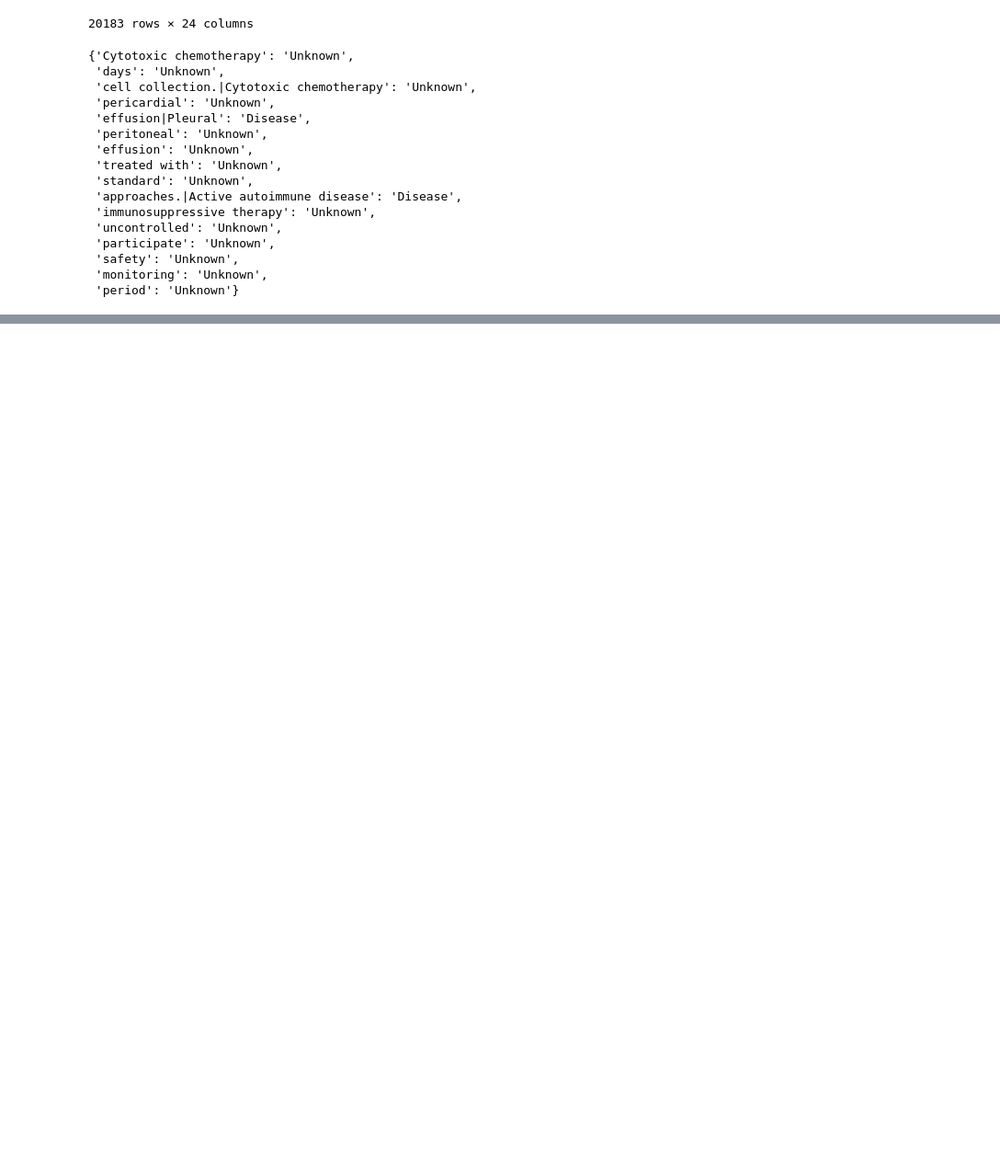
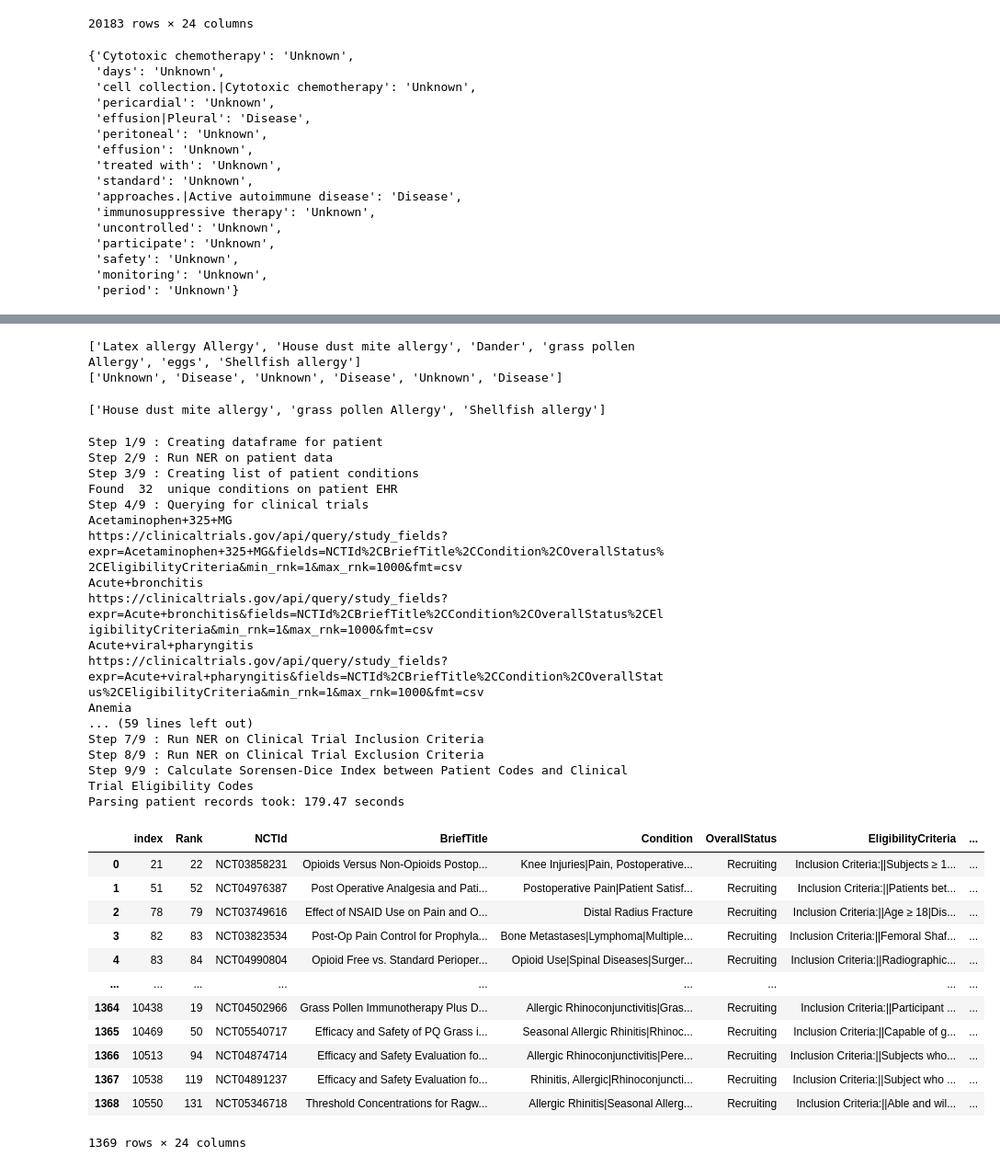
Before and after one commit to victormurcia/CTS_Test, a Jupyter notebook: CTS_Unifying_Routines.ipynb, the cells around one changed output, grey strips where cells are left out. Shown at 92% size. Cells and saved outputs as stored; diff of their text form; code cells hidden in the pictures; blank space fills up the shorter version.

```diff
--- a/CTS_Unifying_Routines.ipynb
+++ b/CTS_Unifying_Routines.ipynb
@@ -292,12 +292,34 @@ def contains_multiple_words(s):
   else:
     return False
 ########################################################################################################
+def filter_list(list1, list2, values):
+  """
+  Returns a new list made by only returning the elements of list1 based on the values of list2.
+
+  Parameters:
+  list1 (list): The list of elements to filter.
+  list2 (list): The list of values used for filtering.
+  values (list): A list of values to filter on.
+
+  Returns:
+  list: A new list that contains only the elements of list1 where list2 is equal to any of the values in the values list.
+  """
+  new_list = [list1[i] for i in range(len(list2)) if list2[i] in values]
+  return new_list
+########################################################################################################
 def get_list_of_conditions_from_patient_df(patient_ner_df):
   """
   """
+  #Make lists of conditions and their semantic counterparts from the parsed patient dataframe
+  list2 = patient_ner_df['semantic_mapping_pat'].explode().tolist()
+  list1 = patient_ner_df['text_pat'].explode().tolist()
+
+  #Return list of conditions that have been labeled with one of the terms below
+  labels = ['Antibiotic','Clinical_Drug','Disease','Drug']
+  filtered_list = filter_list(list1, list2, labels)
 
   #Get list of conditions from parsed patient dataframe and remove duplicates
-  list_of_conditions = list(set(patient_ner_df['text_pat'].explode().tolist()))
+  list_of_conditions = list(set(filtered_list))
 
   # Remove nan values from the list using list comprehension and sort elements in alphabetical order
   list_of_conditions = sorted([x for x in list_of_conditions if not pd.isna(x)])
@@ -719,0 +721,50 @@ label
+# %%
+list2 = patient_ner_df['semantic_mapping_pat'][0]
+list1 = patient_ner_df['text_pat'][0]
+print(list1)
+print(list2)
+# %% [output]
+['Latex allergy Allergy', 'House dust mite allergy', 'Dander', 'grass pollen Allergy', 'eggs', 'Shellfish allergy']
+['Unknown', 'Disease', 'Unknown', 'Disease', 'Unknown', 'Disease']
+# %%
+def filter_list(list1, list2, value):
+    new_list = [list1[i] for i in range(len(list2)) if list2[i] == value]
+    return new_list
+result = filter_list(list1, list2, 'Disease')
+result
+# %% [output]
+['House dust mite allergy', 'grass pollen Allergy', 'Shellfish allergy']
+# %%
+patient_ner_df,recruiting_trials_df,final_df = cts_parser(patients_df,model)
+final_df
+# %% [output]
+Step 1/9 : Creating dataframe for patient
+Step 2/9 : Run NER on patient data
+Step 3/9 : Creating list of patient conditions
+Found  32  unique conditions on patient EHR
+Step 4/9 : Querying for clinical trials
+Acetaminophen+325+MG
+https://clinicaltrials.gov/api/query/study_fields?expr=Acetaminophen+325+MG&fields=NCTId%2CBriefTitle%2CCondition%2COverallStatus%2CEligibilityCriteria&min_rnk=1&max_rnk=1000&fmt=csv
+Acute+bronchitis
+https://clinicaltrials.gov/api/query/study_fields?expr=Acute+bronchitis&fields=NCTId%2CBriefTitle%2CCondition%2COverallStatus%2CEligibilityCriteria&min_rnk=1&max_rnk=1000&fmt=csv
+Acute+viral+pharyngitis
+https://clinicaltrials.gov/api/query/study_fields?expr=Acute+viral+pharyngitis&fields=NCTId%2CBriefTitle%2CCondition%2COverallStatus%2CEligibilityCriteria&min_rnk=1&max_rnk=1000&fmt=csv
+Anemia
+... (59 lines left out)
+Step 7/9 : Run NER on Clinical Trial Inclusion Criteria
+Step 8/9 : Run NER on Clinical Trial Exclusion Criteria
+Step 9/9 : Calculate Sorensen-Dice Index between Patient Codes and Clinical Trial Eligibility Codes
+Parsing patient records took: 179.47 seconds
+|  | index | Rank | NCTId | BriefTitle | Condition | OverallStatus | EligibilityCriteria | ... |
+| 0 | 21 | 22 | NCT03858231 | Opioids Versus Non-Opioids Postop... | Knee Injuries|Pain, Postoperative... | Recruiting | Inclusion Criteria:||Subjects ≥ 1... | ... |
+| 1 | 51 | 52 | NCT04976387 | Post Operative Analgesia and Pati... | Postoperative Pain|Patient Satisf... | Recruiting | Inclusion Criteria:||Patients bet... | ... |
+| 2 | 78 | 79 | NCT03749616 | Effect of NSAID Use on Pain and O... | Distal Radius Fracture | Recruiting | Inclusion Criteria:||Age ≥ 18|Dis... | ... |
+| 3 | 82 | 83 | NCT03823534 | Post-Op Pain Control for Prophyla... | Bone Metastases|Lymphoma|Multiple... | Recruiting | Inclusion Criteria:||Femoral Shaf... | ... |
+| 4 | 83 | 84 | NCT04990804 | Opioid Free vs. Standard Perioper... | Opioid Use|Spinal Diseases|Surger... | Recruiting | Inclusion Criteria:||Radiographic... | ... |
+| ... | ... | ... | ... | ... | ... | ... | ... | ... |
+| 1364 | 10438 | 19 | NCT04502966 | Grass Pollen Immunotherapy Plus D... | Allergic Rhinoconjunctivitis|Gras... | Recruiting | Inclusion Criteria:||Participant ... | ... |
+| 1365 | 10469 | 50 | NCT05540717 | Efficacy and Safety of PQ Grass i... | Seasonal Allergic Rhinitis|Rhinoc... | Recruiting | Inclusion Criteria:||Capable of g... | ... |
+| 1366 | 10513 | 94 | NCT04874714 | Efficacy and Safety Evaluation fo... | Allergic Rhinoconjunctivitis|Pere... | Recruiting | Inclusion Criteria:||Subjects who... | ... |
+| 1367 | 10538 | 119 | NCT04891237 | Efficacy and Safety Evaluation fo... | Rhinitis, Allergic|Rhinoconjuncti... | Recruiting | Inclusion Criteria:||Subject who ... | ... |
+| 1368 | 10550 | 131 | NCT05346718 | Threshold Concentrations for Ragw... | Allergic Rhinitis|Seasonal Allerg... | Recruiting | Inclusion Criteria:||Able and wil... | ... |
+1369 rows × 24 columns
```
Also changed, not shown: parts of 6 cells of this notebook.
